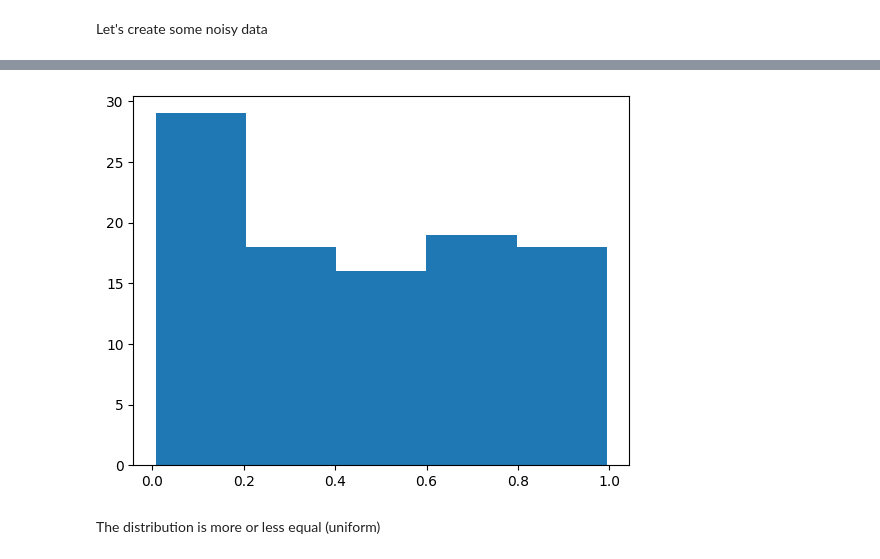
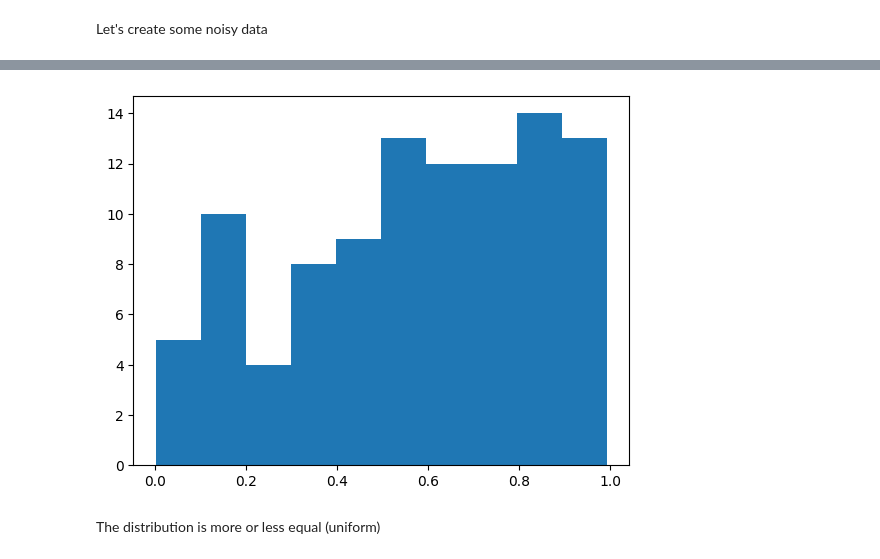
Before and after one commit to charlotteaiengineer/roadmap-to-ai-engineer, a Jupyter notebook: roadmap/machine-learning.ipynb, the cells around one changed output, grey strips where cells are left out. Drawn from its saved outputs; the diff is of its cells as text; code cells hidden in the pictures.

```diff
--- a/roadmap/machine-learning.ipynb
+++ b/roadmap/machine-learning.ipynb
@@ -58,10 +58,10 @@ array([0.69684327, 0.92516327, 0.98723066, 0.7584871 , 0.51150715,
 # %%
 %matplotlib inline
 import matplotlib.pyplot as plt
-plt.hist(X, bins=5)
+plt.hist(X)
 plt.show()
 # %% [output]
-[figure, old version]
+[figure, new version]
 # %% [markdown]
 The distribution is more or less equal (uniform)
 # %%
```
Also changed, not shown: parts of 14 cells of this notebook, 35 other files.
